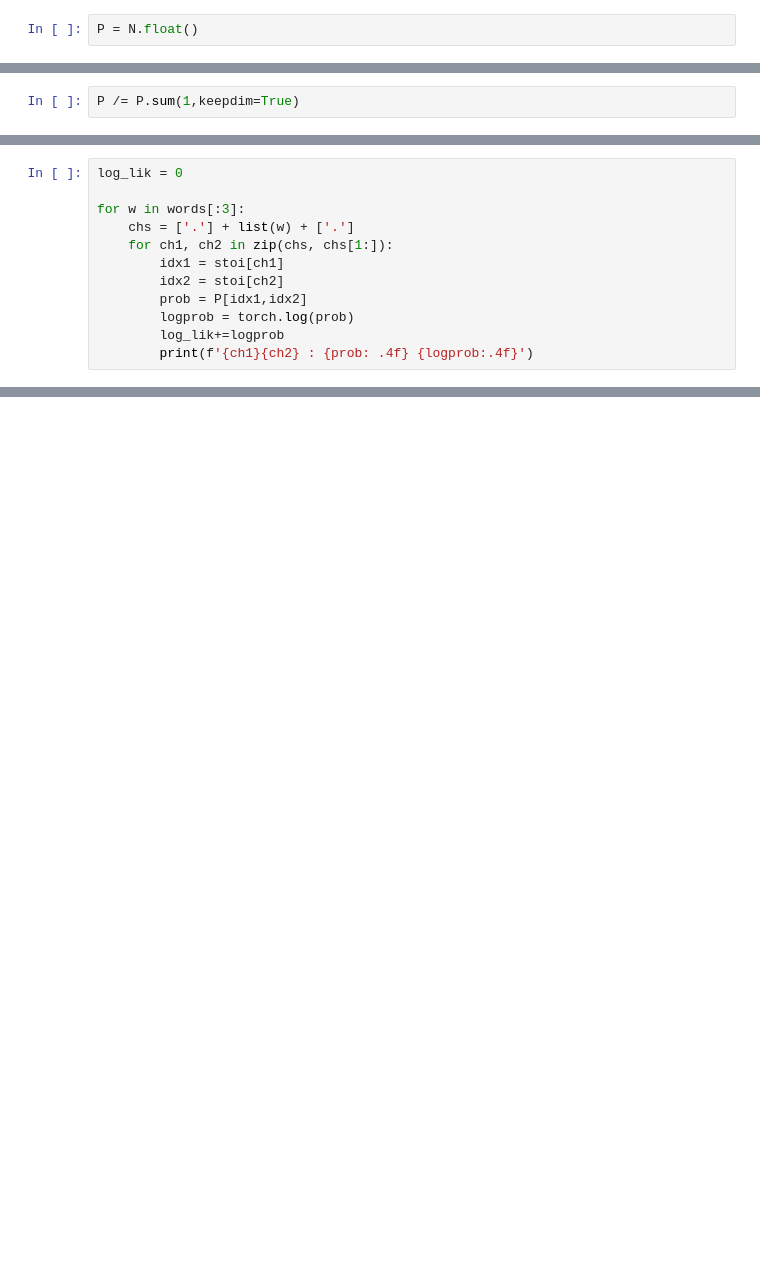
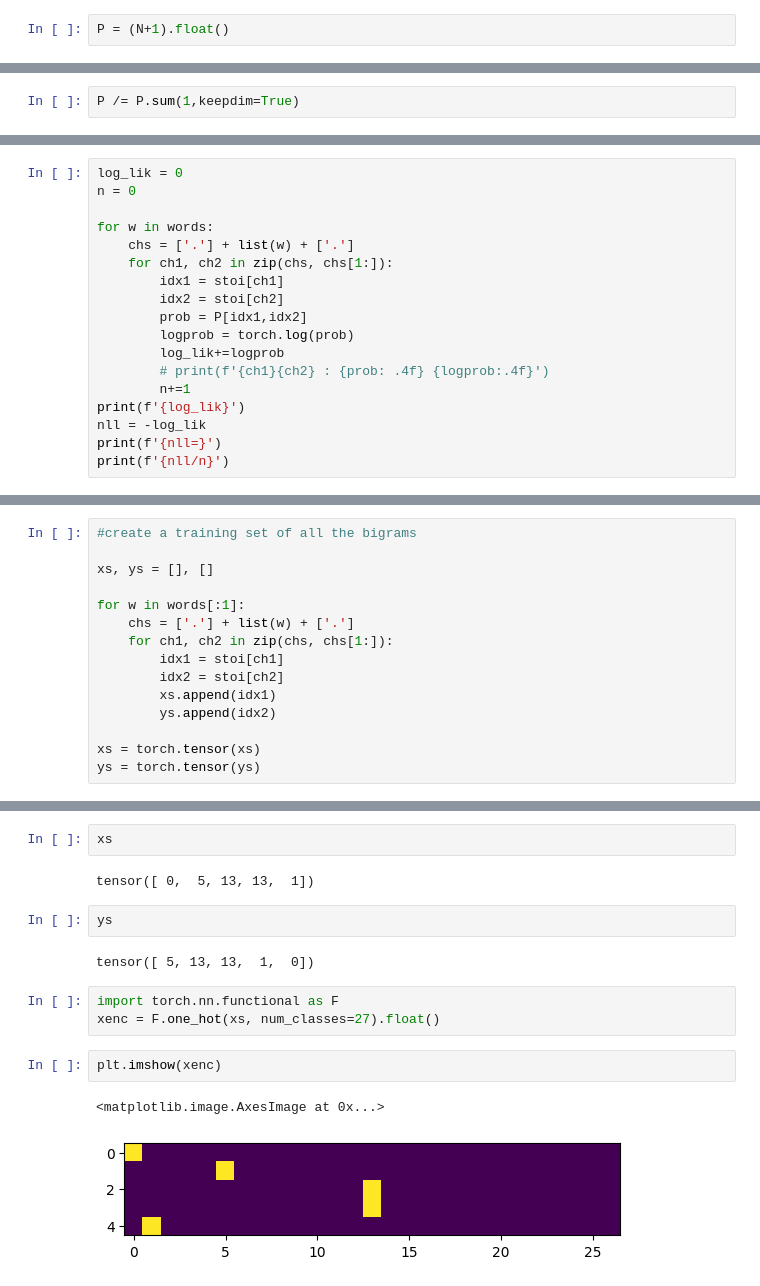
Before and after one commit to ogsharma/makemore, a Jupyter notebook: build_makemore_yay.ipynb, the cells around one changed output, grey strips where cells are left out. Cells and saved outputs as stored; diff of their text form; blank space fills up the shorter version.

```diff
--- a/build_makemore_yay.ipynb
+++ b/build_makemore_yay.ipynb
@@ -211,7 +219,7 @@ tensor([1169, 1201,   21,   60,    9,  884,    2,    2, 1285,  684,    2,   82,
 # %%
 P = torch.rand((27,27))
 # %%
-P = N.float()
+P = (N+1).float()
 # %%
 P
 # %% [output]
@@ -302,7 +340,8 @@ jaramix.
 # %%
 log_lik = 0
+n = 0
 
-for w in words[:3]:
+for w in words:
     chs = ['.'] + list(w) + ['.']
     for ch1, ch2 in zip(chs, chs[1:]):
         idx1 = stoi[ch1]
@@ -310,5 +349,10 @@ for w in words[:3]:
         prob = P[idx1,idx2]
         logprob = torch.log(prob)
         log_lik+=logprob
-        print(f'{ch1}{ch2} : {prob: .4f} {logprob:.4f}')
+        # print(f'{ch1}{ch2} : {prob: .4f} {logprob:.4f}')
+        n+=1
+print(f'{log_lik}')
+nll = -log_lik
+print(f'{nll=}')
+print(f'{nll/n}')
 # %% [output]
@@ -330,0 +362,15 @@ a. :  0.1960 -1.6299
+# %%
+#create a training set of all the bigrams
+
+xs, ys = [], []
+
+for w in words[:1]:
+    chs = ['.'] + list(w) + ['.']
+    for ch1, ch2 in zip(chs, chs[1:]):
+        idx1 = stoi[ch1]
+        idx2 = stoi[ch2]
+        xs.append(idx1)
+        ys.append(idx2)
+
+xs = torch.tensor(xs)
+ys = torch.tensor(ys)
@@ -330,0 +379,16 @@ a. :  0.1960 -1.6299
+# %%
+xs
+# %% [output]
+tensor([ 0,  5, 13, 13,  1])
+# %%
+ys
+# %% [output]
+tensor([ 5, 13, 13,  1,  0])
+# %%
+import torch.nn.functional as F
+xenc = F.one_hot(xs, num_classes=27).float()
+# %%
+plt.imshow(xenc)
+# %% [output]
+<matplotlib.image.AxesImage at 0x...>
+[figure, added]
```
Also changed, not shown: parts of 26 cells of this notebook, 3 other files.
